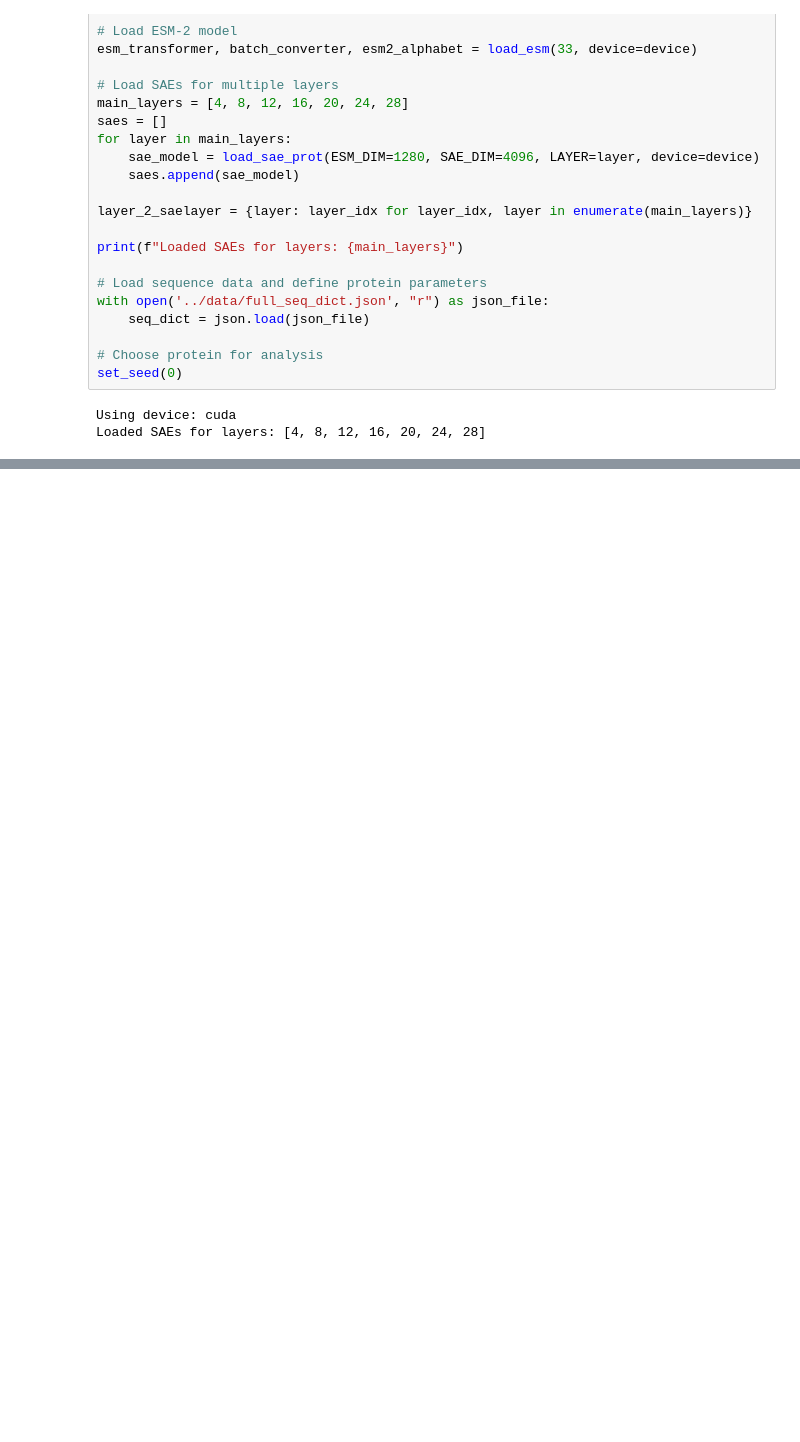
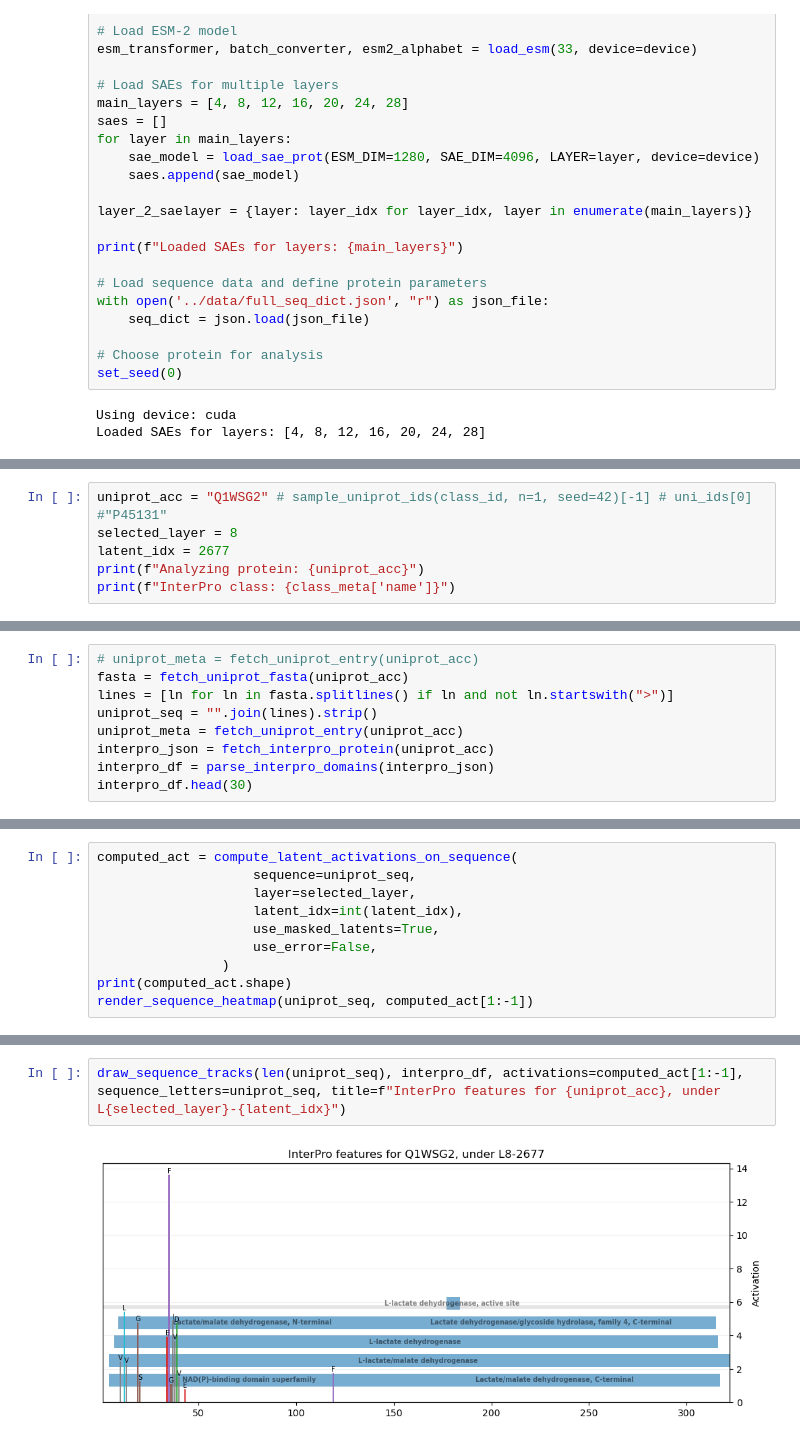
Before and after one commit to NainaniJatinZ/plm_circuits, a Jupyter notebook: ui/interface.ipynb, the cells around one changed output, grey strips where cells are left out. Saved outputs shown, nothing was run; the diff lists cells and outputs as text; blank space fills up the shorter version.

Commit message:
feat: adding html generator, init streamlit, and misc latent htmls

```diff
--- a/ui/interface.ipynb
+++ b/ui/interface.ipynb
@@ -72,0 +858,6 @@ Loaded SAEs for layers: [4, 8, 12, 16, 20, 24, 28]
+# %%
+uniprot_acc = "Q1WSG2" # sample_uniprot_ids(class_id, n=1, seed=42)[-1] # uni_ids[0] #"P45131"
+selected_layer = 8
+latent_idx = 2677
+print(f"Analyzing protein: {uniprot_acc}")
+print(f"InterPro class: {class_meta['name']}")
@@ -72,0 +867,9 @@ Loaded SAEs for layers: [4, 8, 12, 16, 20, 24, 28]
+# %%
+# uniprot_meta = fetch_uniprot_entry(uniprot_acc)
+fasta = fetch_uniprot_fasta(uniprot_acc)
+lines = [ln for ln in fasta.splitlines() if ln and not ln.startswith(">")]
+uniprot_seq = "".join(lines).strip()
+uniprot_meta = fetch_uniprot_entry(uniprot_acc)
+interpro_json = fetch_interpro_protein(uniprot_acc)
+interpro_df = parse_interpro_domains(interpro_json)
+interpro_df.head(30)
@@ -72,0 +885,10 @@ Loaded SAEs for layers: [4, 8, 12, 16, 20, 24, 28]
+# %%
+computed_act = compute_latent_activations_on_sequence(
+                    sequence=uniprot_seq,
+                    layer=selected_layer,
+                    latent_idx=int(latent_idx),
+                    use_masked_latents=True,
+                    use_error=False,
+                )
+print(computed_act.shape)
+render_sequence_heatmap(uniprot_seq, computed_act[1:-1])
@@ -72,0 +898,4 @@ Loaded SAEs for layers: [4, 8, 12, 16, 20, 24, 28]
+# %%
+draw_sequence_tracks(len(uniprot_seq), interpro_df, activations=computed_act[1:-1], sequence_letters=uniprot_seq, title=f"InterPro features for {uniprot_acc}, under L{selected_layer}-{latent_idx}")
+# %% [output]
+[figure, added]
```
Also changed, not shown: parts of 33 cells of this notebook, 16 other files.
